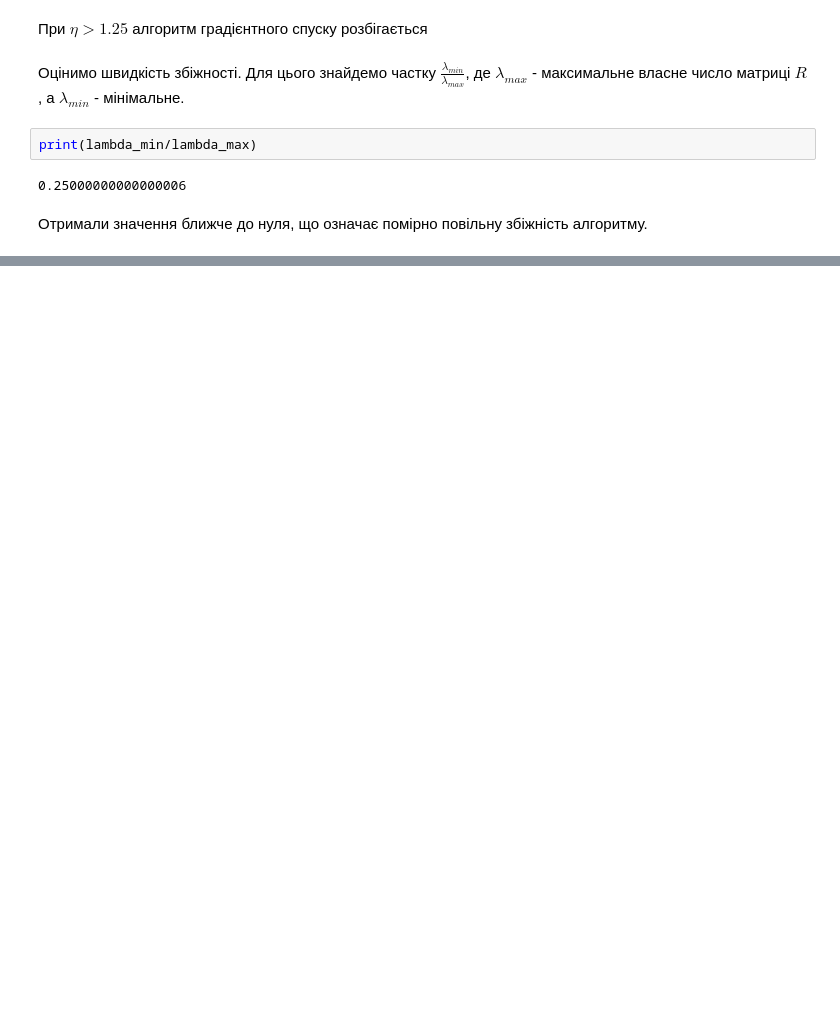
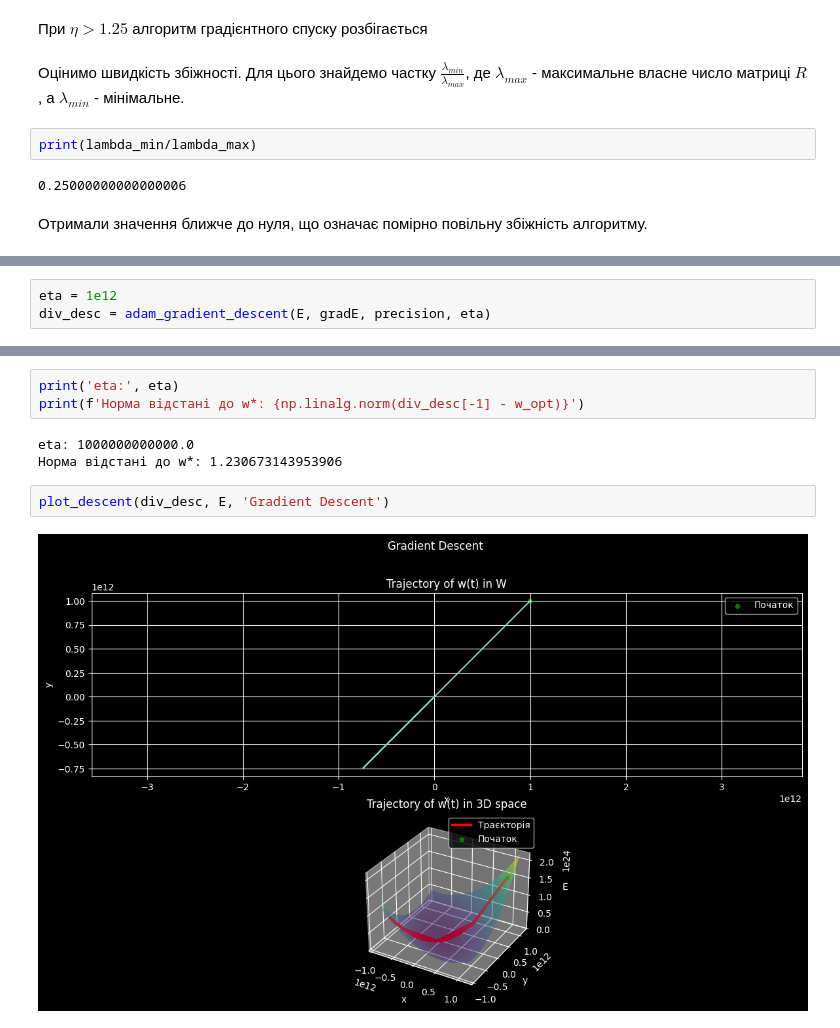
Before and after one commit to MykhailoTymoshenko/DM2Lab1, a Jupyter notebook: main.ipynb, the cells around one changed output, grey strips where cells are left out. Saved outputs shown, nothing was run; the diff lists cells and outputs as text; blank space fills up the shorter version.

```diff
--- a/main.ipynb
+++ b/main.ipynb
@@ -255,0 +330,3 @@ print(lambda_min/lambda_max)
+# %%
+eta = 1e12
+div_desc = adam_gradient_descent(E, gradE, precision, eta)
@@ -255,0 +351,10 @@ print(lambda_min/lambda_max)
+# %%
+print('eta:', eta)
+print(f'Норма відстані до w*: {np.linalg.norm(div_desc[-1] - w_opt)}')
+# %% [output]
+eta: 1000000000000.0
+Норма відстані до w*: 1.230673143953906
+# %%
+plot_descent(div_desc, E, 'Gradient Descent')
+# %% [output]
+[figure, added]
```
Also changed, not shown: parts of 18 cells of this notebook.
